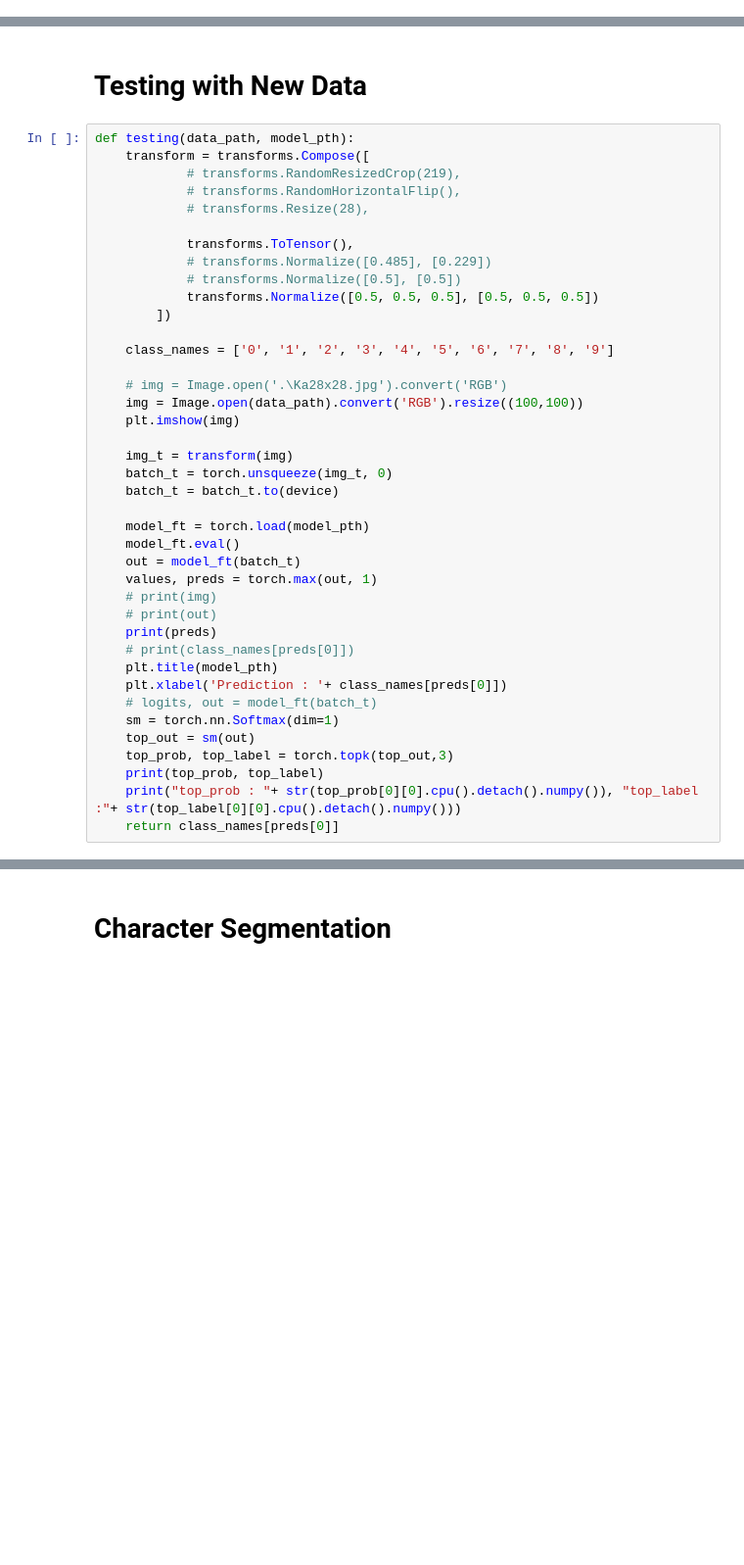
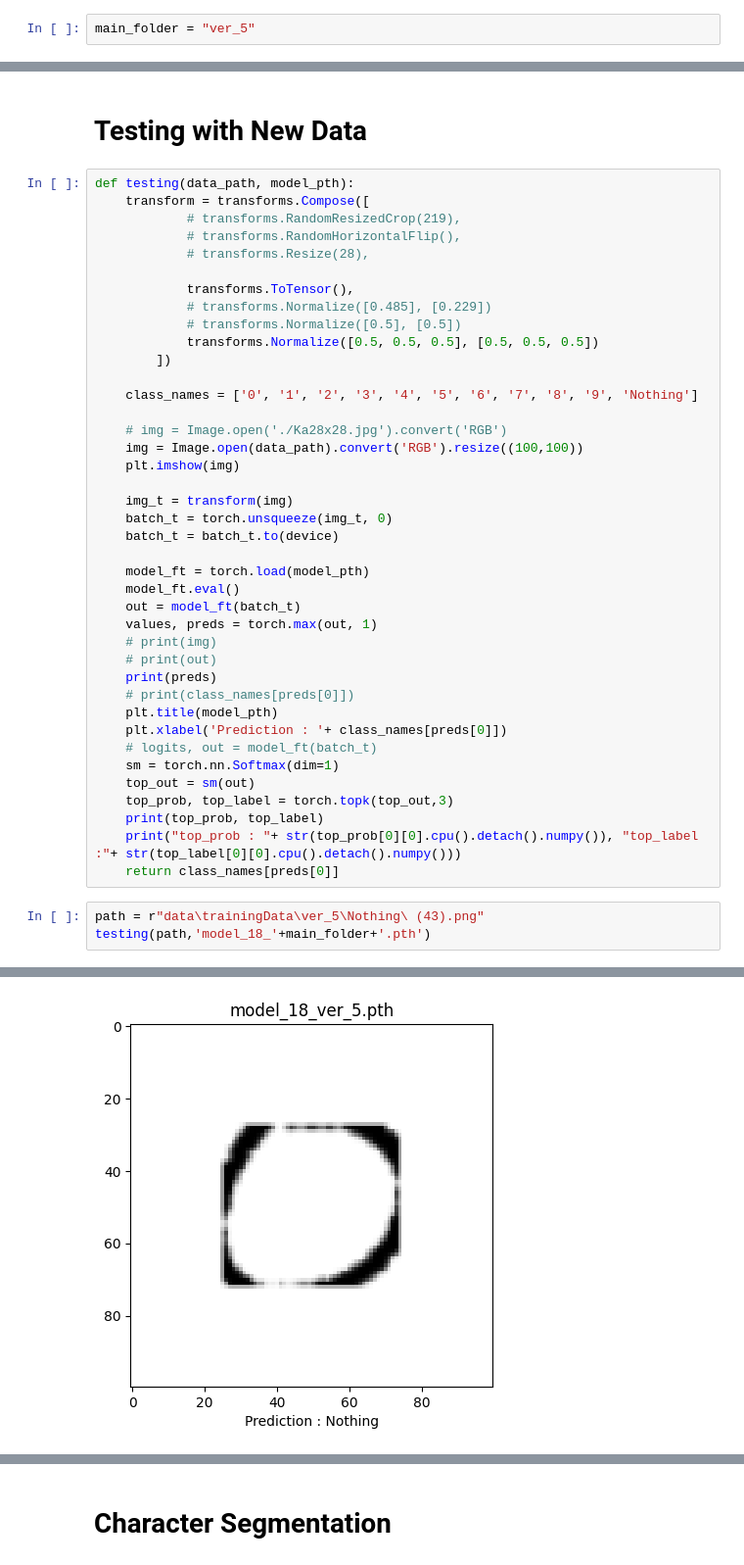
Before and after one commit to NikenCarolina/OCR-aksara-sunda, a Jupyter notebook: OCR_Aksara_Sunda_pytorch.ipynb, the cells around one changed output, grey strips where cells are left out. Shown at 98% size. Cells and saved outputs as stored; diff of their text form; blank space fills up the shorter version.

```diff
--- a/OCR_Aksara_Sunda_pytorch.ipynb
+++ b/OCR_Aksara_Sunda_pytorch.ipynb
@@ -87,3 +81,5 @@ main_folder = "ver_3-bg-mix"
+# %%
+main_folder = "ver_5"
 # %%
 import splitfolders
 
@@ -370,9 +368,9 @@ def testing(data_path, model_pth):
             transforms.Normalize([0.5, 0.5, 0.5], [0.5, 0.5, 0.5])
         ])
 
-    class_names = ['0', '1', '2', '3', '4', '5', '6', '7', '8', '9']
+    class_names = ['0', '1', '2', '3', '4', '5', '6', '7', '8', '9', 'Nothing']
 
-    # img = Image.open('.\Ka28x28.jpg').convert('RGB')
+    # img = Image.open('./Ka28x28.jpg').convert('RGB')
     img = Image.open(data_path).convert('RGB').resize((100,100))
     plt.imshow(img)
 
@@ -397,3 +395,7 @@ def testing(data_path, model_pth):
     print(top_prob, top_label)
     print("top_prob : "+ str(top_prob[0][0].cpu().detach().numpy()), "top_label :"+ str(top_label[0][0].cpu().detach().numpy()))
     return class_names[preds[0]]
+# %%
+path = r"data\trainingData\ver_5\Nothing\ (43).png"
+testing(path,'model_18_'+main_folder+'.pth')
+# %% [output]
@@ -399,0 +407 @@ def testing(data_path, model_pth):
+[figure, added]
```
Also changed, not shown: parts of 25 cells of this notebook.
